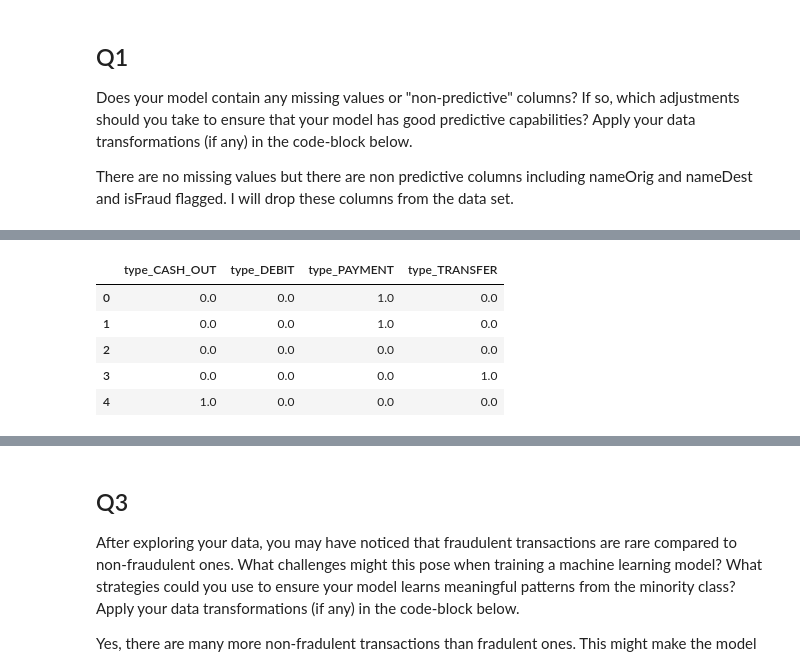
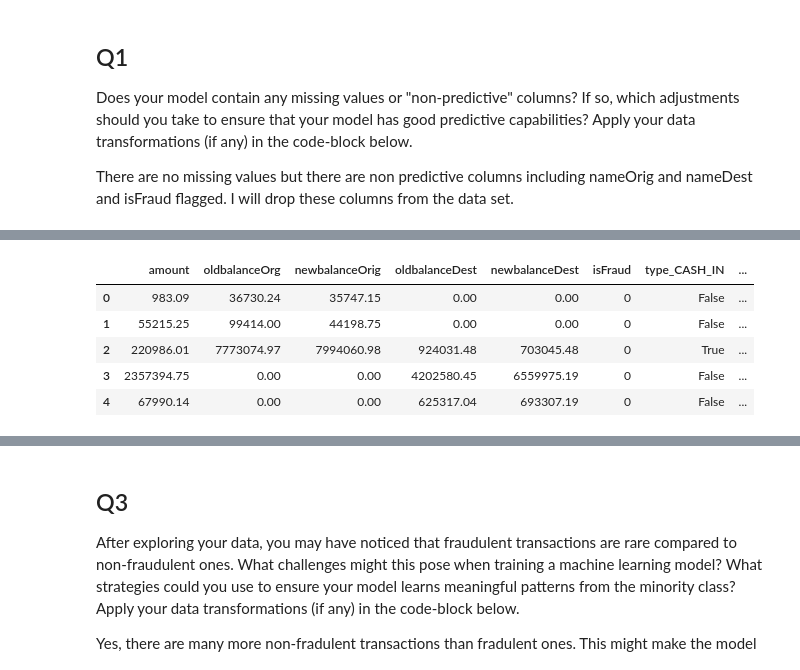
Before and after one commit to meifhuang/fraud_detection, a Jupyter notebook: notebooks/transform.ipynb, the cells around one changed output, grey strips where cells are left out. Saved outputs shown, nothing was run; the diff lists cells and outputs as text; code cells hidden in the pictures.

```diff
--- a/notebooks/transform.ipynb
+++ b/notebooks/transform.ipynb
@@ -110,13 +71,11 @@ array([[0., 0., 1., 0.],
 # %%
-cat_names = ohe.get_feature_names_out(['type'])
+encoded_df = pd.get_dummies(transactions, columns=['type'])
 
-encoded_df = pd.DataFrame(X_cat_full, columns=cat_names, index=transactions.index)
-
-encoded_df.head()
+encoded_df.head(5)
 # %% [output]
-|  | type_CASH_OUT | type_DEBIT | type_PAYMENT | type_TRANSFER |
-| 0 | 0.0 | 0.0 | 1.0 | 0.0 |
-| 1 | 0.0 | 0.0 | 1.0 | 0.0 |
-| 2 | 0.0 | 0.0 | 0.0 | 0.0 |
-| 3 | 0.0 | 0.0 | 0.0 | 1.0 |
-| 4 | 1.0 | 0.0 | 0.0 | 0.0 |
+|  | amount | oldbalanceOrg | newbalanceOrig | oldbalanceDest | newbalanceDest | isFraud | type_CASH_IN | ... |
+| 0 | 983.09 | 36730.24 | 35747.15 | 0.00 | 0.00 | 0 | False | ... |
+| 1 | 55215.25 | 99414.00 | 44198.75 | 0.00 | 0.00 | 0 | False | ... |
+| 2 | 220986.01 | 7773074.97 | 7994060.98 | 924031.48 | 703045.48 | 0 | True | ... |
+| 3 | 2357394.75 | 0.00 | 0.00 | 4202580.45 | 6559975.19 | 0 | False | ... |
+| 4 | 67990.14 | 0.00 | 0.00 | 625317.04 | 693307.19 | 0 | False | ... |
```
Also changed, not shown: parts of 8 cells of this notebook, 2 other files.
